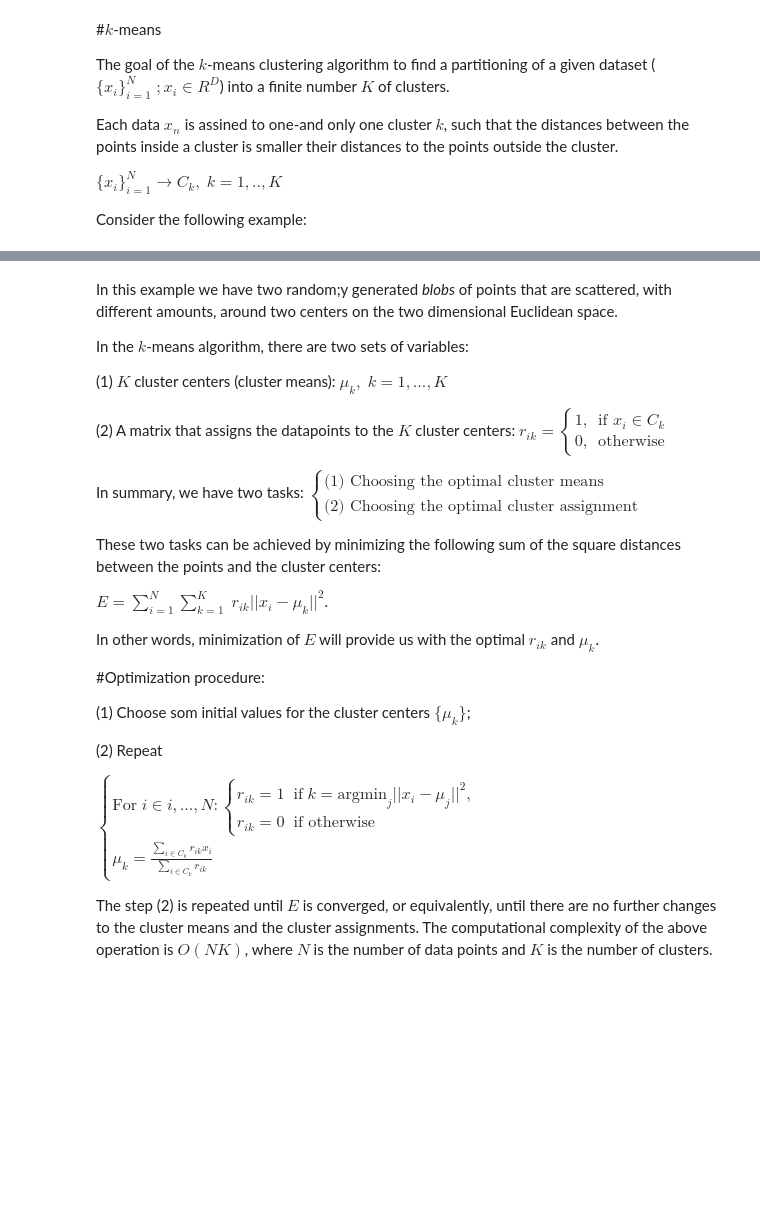
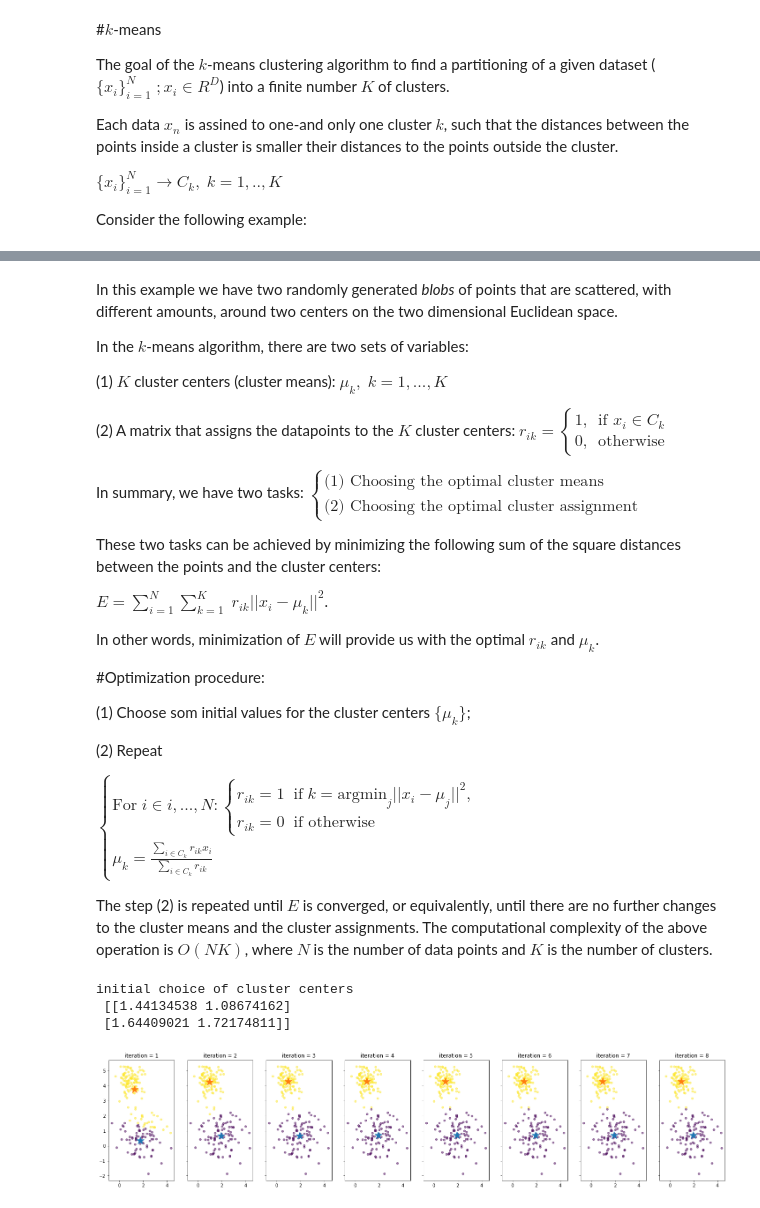
Before and after one commit to mjvakili/MLcourse, a Jupyter notebook: day5/k_means.ipynb, the cells around one changed output, grey strips where cells are left out. Saved outputs shown, nothing was run; the diff lists cells and outputs as text; code cells hidden in the pictures; blank space fills up the shorter version.

```diff
--- a/day5/k_means.ipynb
+++ b/day5/k_means.ipynb
@@ -26,5 +26,5 @@ plt.scatter(X[:, 0], X[:, 1], s=2)
 # %% [markdown]
-In this example we have two random;y generated *blobs* of points that are scattered, with different amounts, around two centers on the two dimensional Euclidean space.
+In this example we have two randomly generated *blobs* of points that are scattered, with different amounts, around two centers on the two dimensional Euclidean space.
 
 
 In the $k$-means algorithm, there are two sets of variables:
@@ -70,0 +73,16 @@ The computational complexity of the above operation is $O(NK)$, where $N$ is the
+# %%
+centers = [1,1] + np.random.rand(2,2)
+print("initial choice of cluster centers \n", centers)
+fig, axs = plt.subplots(nrows = 1, ncols = 8, figsize = (25, 5), sharey = True)
+for i in range(8):
+    y_est = pairwise_distances_argmin(centers, X, axis = 0)
+    centers = np.array([np.mean(X[y_est == a, :], axis = 0) for a in np.unique(y_est)])
+    axs[i].scatter(X[:,0], X[:,1], c = y_est, alpha  = 0.5, s = 20)
+    for j in range(2):
+        axs[i].scatter(centers[j,0], centers[j,1], marker = "*", s = 300)
+        axs[i].set_title("iteration = "+str(i+1))
+# %% [output]
+initial choice of cluster centers
+ [[1.44134538 1.08674162]
+ [1.64409021 1.72174811]]
+[figure, added]
```
Also changed, not shown: parts of 2 cells of this notebook.
